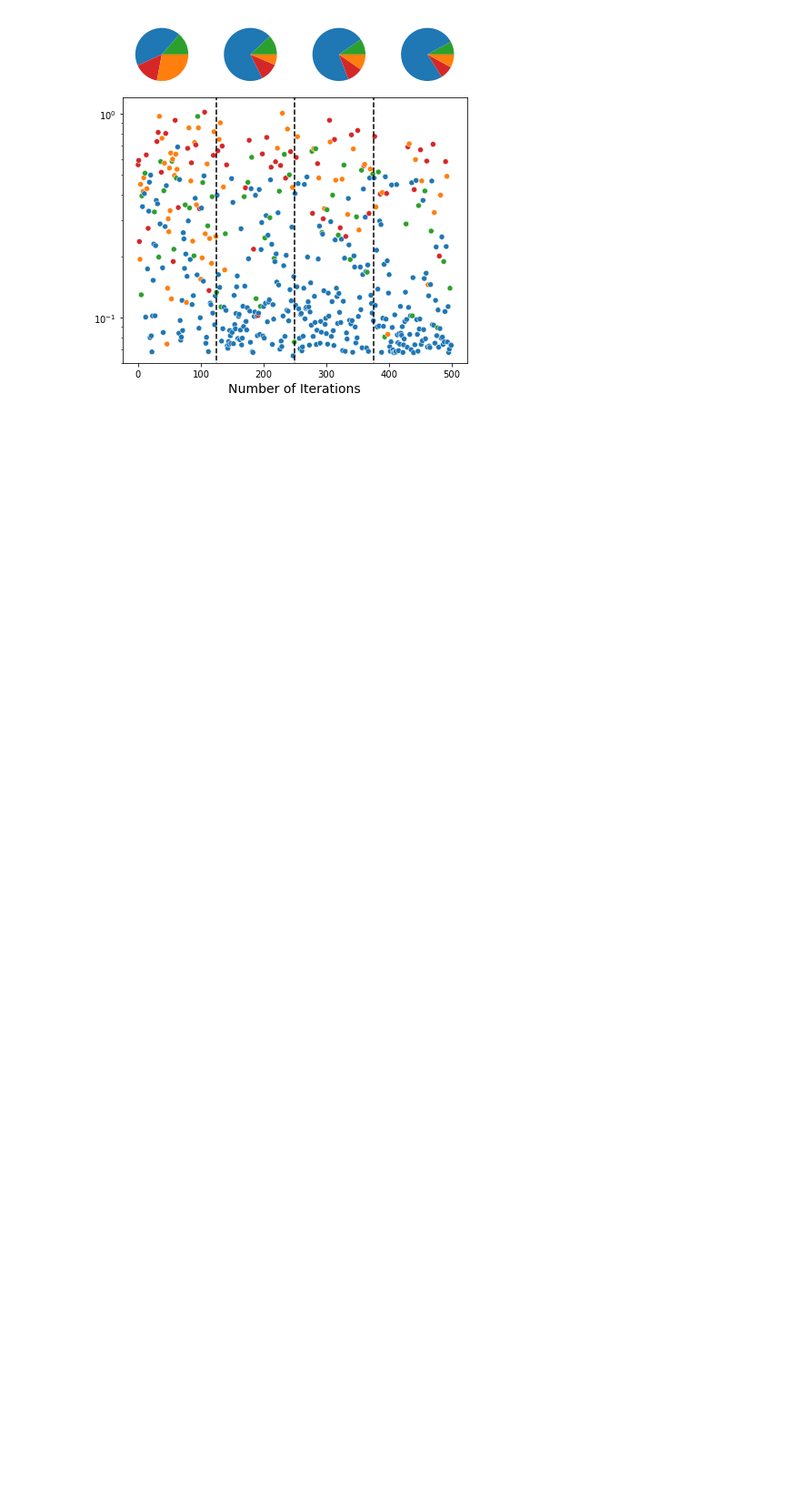
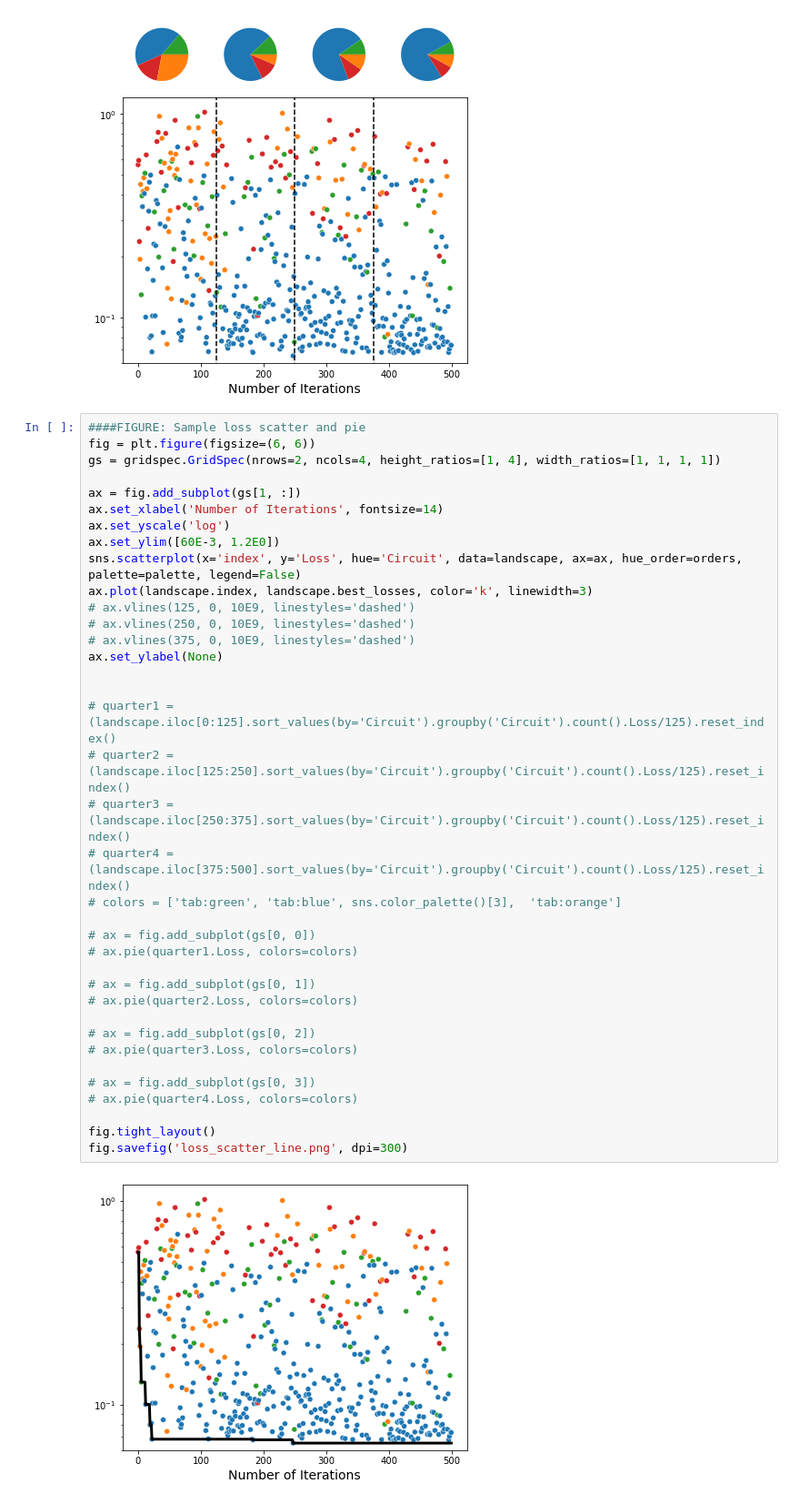
Before and after one commit to cjmerzbacher/bayesopt-dynamic-pathways, a Jupyter notebook: toy_model/toy_model.ipynb, the cells around one changed output. Shown at 91% size. Cells and saved outputs as stored; diff of their text form; blank space fills up the shorter version.

```diff
--- a/toy_model/toy_model.ipynb
+++ b/toy_model/toy_model.ipynb
@@ -362,3 +362,42 @@ fig.tight_layout()
 fig.savefig('sample_loss_scatter_pie.png', dpi=300)
 # %% [output]
 [figure]
+# %%
+####FIGURE: Sample loss scatter and pie
+fig = plt.figure(figsize=(6, 6))
+gs = gridspec.GridSpec(nrows=2, ncols=4, height_ratios=[1, 4], width_ratios=[1, 1, 1, 1])
+
+ax = fig.add_subplot(gs[1, :])
+ax.set_xlabel('Number of Iterations', fontsize=14)
+ax.set_yscale('log')
+ax.set_ylim([60E-3, 1.2E0])
+sns.scatterplot(x='index', y='Loss', hue='Circuit', data=landscape, ax=ax, hue_order=orders, palette=palette, legend=False)
+ax.plot(landscape.index, landscape.best_losses, color='k', linewidth=3)
+# ax.vlines(125, 0, 10E9, linestyles='dashed')
+# ax.vlines(250, 0, 10E9, linestyles='dashed')
+# ax.vlines(375, 0, 10E9, linestyles='dashed')
+ax.set_ylabel(None)
+
+
+# quarter1 = (landscape.iloc[0:125].sort_values(by='Circuit').groupby('Circuit').count().Loss/125).reset_index()
+# quarter2 = (landscape.iloc[125:250].sort_values(by='Circuit').groupby('Circuit').count().Loss/125).reset_index()
+# quarter3 = (landscape.iloc[250:375].sort_values(by='Circuit').groupby('Circuit').count().Loss/125).reset_index()
+# quarter4 = (landscape.iloc[375:500].sort_values(by='Circuit').groupby('Circuit').count().Loss/125).reset_index()
+# colors = ['tab:green', 'tab:blue', sns.color_palette()[3],  'tab:orange']
+
+# ax = fig.add_subplot(gs[0, 0])
+# ax.pie(quarter1.Loss, colors=colors)
+
+# ax = fig.add_subplot(gs[0, 1])
+# ax.pie(quarter2.Loss, colors=colors)
+
+# ax = fig.add_subplot(gs[0, 2])
+# ax.pie(quarter3.Loss, colors=colors)
+
+# ax = fig.add_subplot(gs[0, 3])
+# ax.pie(quarter4.Loss, colors=colors)
+
+fig.tight_layout()
+fig.savefig('loss_scatter_line.png', dpi=300)
+# %% [output]
+[figure, added]
```
Also changed, not shown: parts of 1 cell of this notebook, 42 other files.
